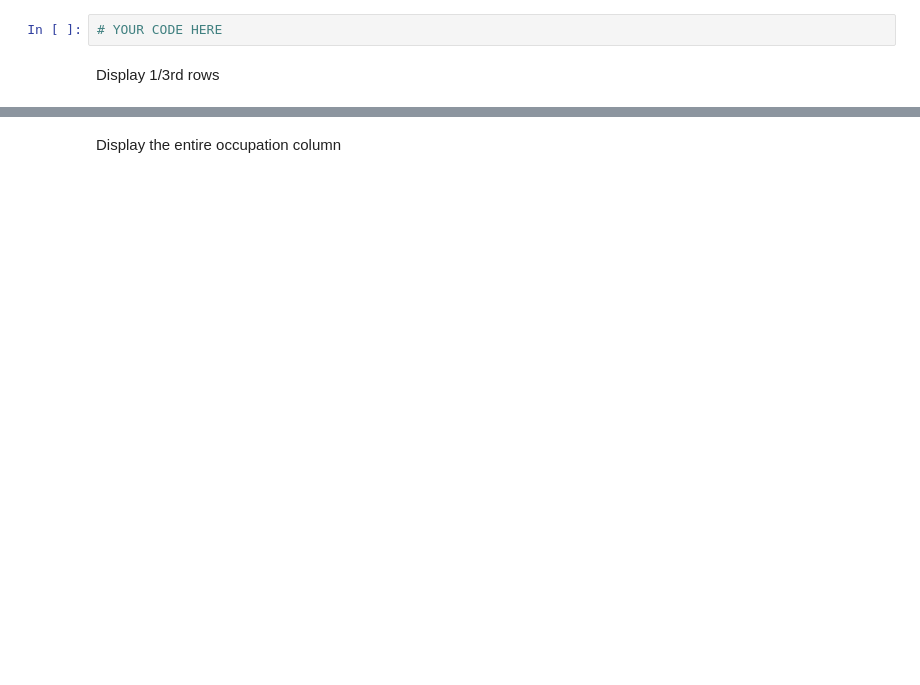
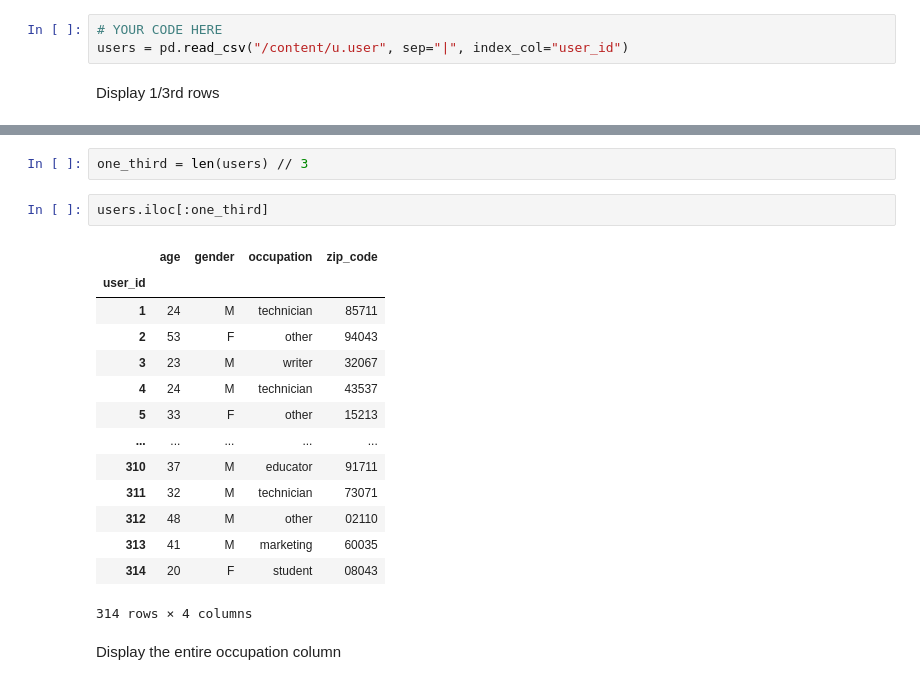
Before and after one commit to Mr-Zainulabadin/python-lab-1, a Jupyter notebook: W09_LAB_Programming_for_AI.ipynb, the cells around one changed output, grey strips where cells are left out. Saved outputs shown, nothing was run; the diff lists cells and outputs as text; blank space fills up the shorter version.

```diff
--- a/W09_LAB_Programming_for_AI.ipynb
+++ b/W09_LAB_Programming_for_AI.ipynb
@@ -436,6 +544,7 @@ Import the dataset from this address https://raw.githubusercontent.com/justmarkh
 Assign it to a variable called users and use the 'user_id' as index. choose the seperater/delimiter carefully.
 # %%
 # YOUR CODE HERE
+users = pd.read_csv("/content/u.user", sep="|", index_col="user_id")
 # %% [markdown]
 Display 1/3rd rows
 # %%
@@ -443,3 +559,22 @@ Display 1/3rd rows
+# %%
+one_third = len(users) // 3
+# %%
+users.iloc[:one_third]
+# %% [output]
+|  | age | gender | occupation | zip_code |
+| user_id |  |  |  |  |
+| 1 | 24 | M | technician | 85711 |
+| 2 | 53 | F | other | 94043 |
+| 3 | 23 | M | writer | 32067 |
+| 4 | 24 | M | technician | 43537 |
+| 5 | 33 | F | other | 15213 |
+| ... | ... | ... | ... | ... |
+| 310 | 37 | M | educator | 91711 |
+| 311 | 32 | M | technician | 73071 |
+| 312 | 48 | M | other | 02110 |
+| 313 | 41 | M | marketing | 60035 |
+| 314 | 20 | F | student | 08043 |
+314 rows × 4 columns
 # %% [markdown]
 Display the entire occupation column
 # %%
```
Also changed, not shown: parts of 39 cells of this notebook.
